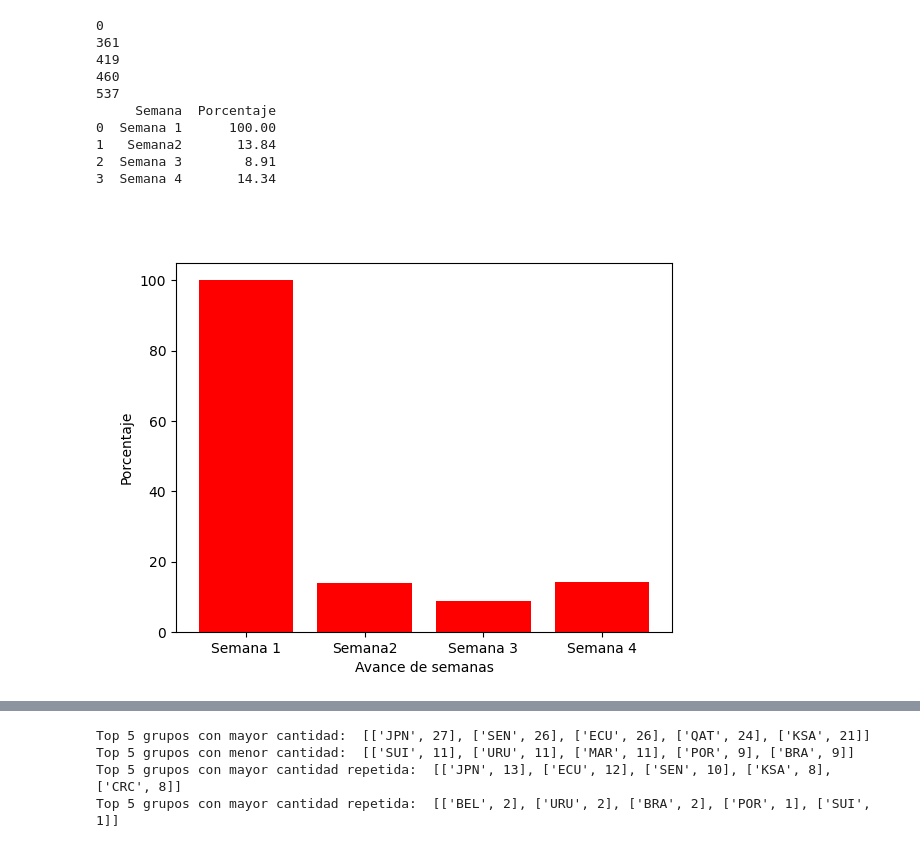
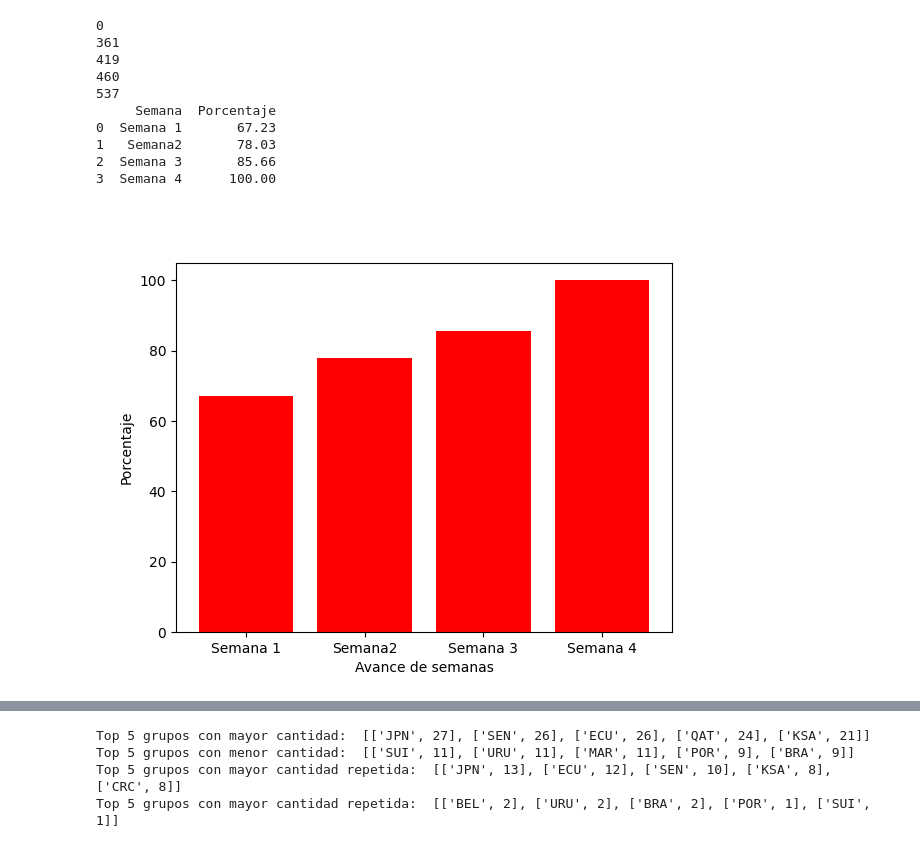
Before and after one commit to LynCap/ProyectosEnProceso, a Jupyter notebook: Proyecto_Alberto/proyecto.ipynb, the cells around one changed output, grey strips where cells are left out. Saved outputs shown, nothing was run; the diff lists cells and outputs as text; code cells hidden in the pictures.

```diff
--- a/Proyecto_Alberto/proyecto.ipynb
+++ b/Proyecto_Alberto/proyecto.ipynb
@@ -60,42 +60,42 @@ for i in range (0, 32):
         total5 += hoja5[header[j]][i]
 print(total5)
 
-semana1 = round(100 - total1*100/(total2), 2)
-semana2 = round(100 - total2*100/(total3), 2)
-semana3 = round(100 - total3*100/(total4), 2)
-semana4 = round(100 - total4*100/(total5), 2)
+semana1 = round((total2)*100/(total5), 2)
+semana2 = round((total3)*100/(total5), 2)
+semana3 = round((total4)*100/(total5), 2)
+semana4 = round(total5*100/(total5), 2)
 
 hoja1 = pd.read_csv('Qatar2022.csv')
 header1 = hoja1.columns.values
 hoja2 = pd.read_csv('Qatar2022-221107.csv')
 header2 = hoja2.columns.values
 
 #####
 #
 # Gráfico pregunta 1
 # ¿Cuántas postales han sido obtenidas en las últimas n semanas?, Cuál es la distribución porcentual por semana?
 
 # Se crea el nuevo dataframe para poder crear el gráfico de barras con las semanas y datos totales obtenidos
 data = {'Semana':['Semana 1', 'Semana2', 'Semana 3', 'Semana 4'], 'Porcentaje':[semana1, semana2, semana3, semana4]}
 pregunta1 = pd.DataFrame(data)
 print(pregunta1)
 
 # Se ingresan las columnas a conseguir información de los ejes "x" y "y"
 plt.bar("Semana", "Porcentaje", data = pregunta1, color = "red")
 # Se establecen los nuevos rótulos de los ejes
 plt.xlabel("Avance de semanas")
 plt.ylabel("Porcentaje")
 # Habilita la visibilidad de los graficos una vez declarados
 plt.show()
 # %% [output]
 0
 361
 419
 460
 537
      Semana  Porcentaje
-0  Semana 1      100.00
-1   Semana2       13.84
-2  Semana 3        8.91
-3  Semana 4       14.34
+0  Semana 1       67.23
+1   Semana2       78.03
+2  Semana 3       85.66
+3  Semana 4      100.00
-[figure, old version]
+[figure, new version]
```
Also changed, not shown: parts of 43 cells of this notebook.
